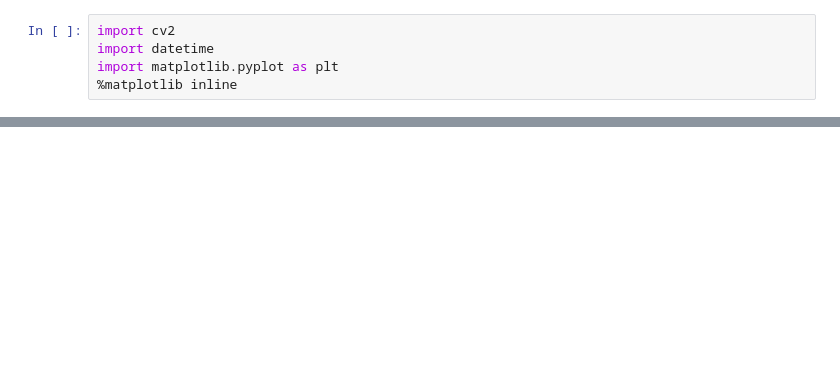
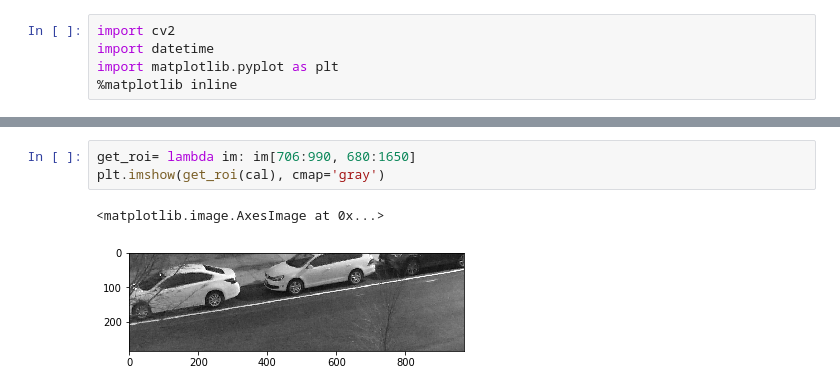
Before and after one commit to kylefritz/speed-cam, a Jupyter notebook: computing-speed.ipynb, the cells around one changed output, grey strips where cells are left out. Saved outputs shown, nothing was run; the diff lists cells and outputs as text; blank space fills up the shorter version.

```diff
--- a/computing-speed.ipynb
+++ b/computing-speed.ipynb
@@ -13,0 +20,6 @@ plt.imshow(cv2.cvtColor(cal, cv2.COLOR_BGR2RGB))
+# %%
+get_roi= lambda im: im[706:990, 680:1650]
+plt.imshow(get_roi(cal), cmap='gray')
+# %% [output]
+<matplotlib.image.AxesImage at 0x...>
+[figure, added]
```
Also changed, not shown: parts of 5 cells of this notebook.
